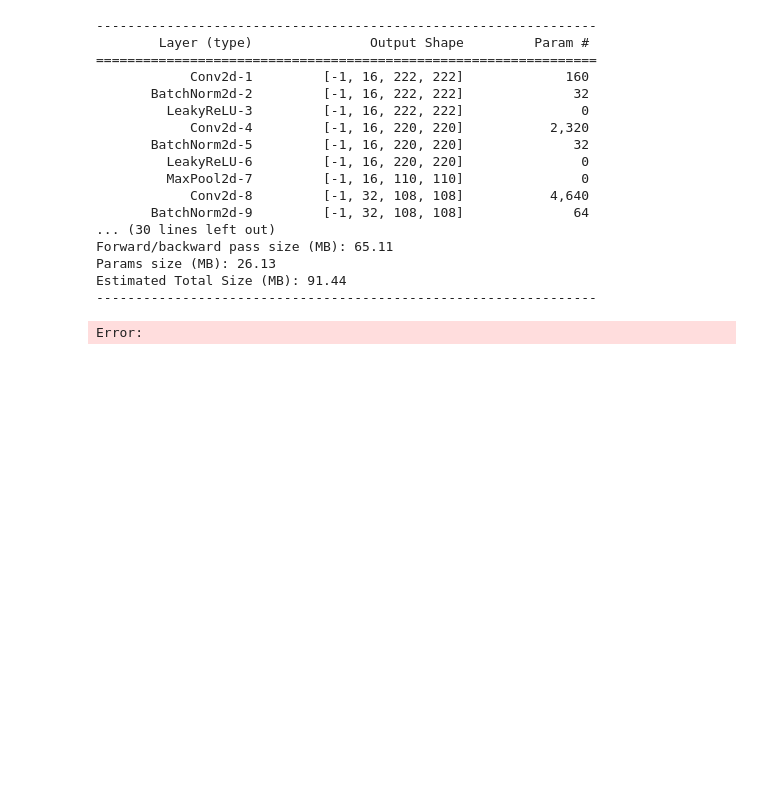
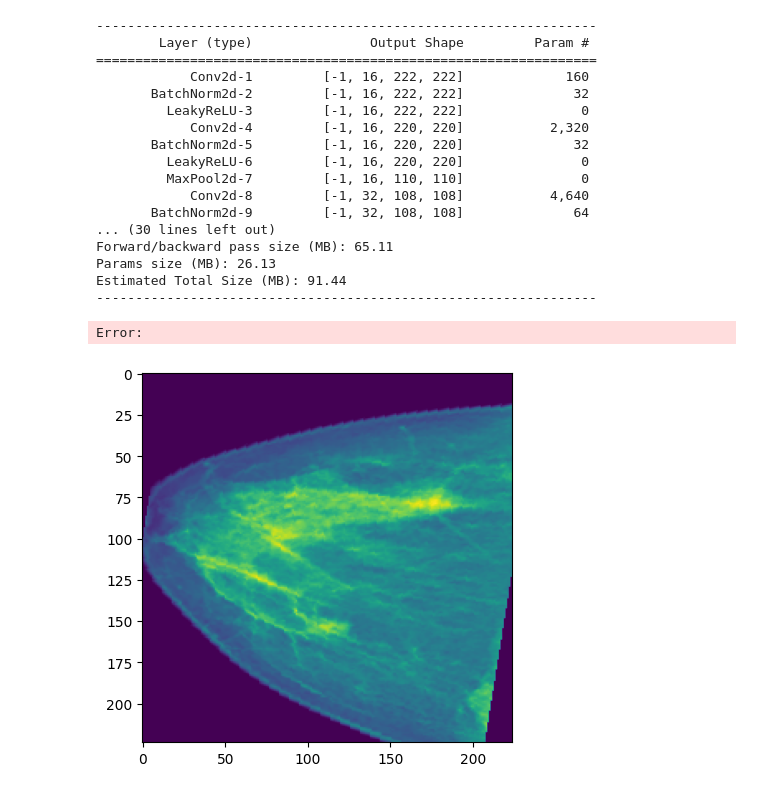
Before and after one commit to KP-AROB/AROB-SNNTorch, a Jupyter notebook: playground.ipynb, the cells around one changed output. Drawn from its saved outputs; the diff is of its cells as text; code cells hidden in the pictures; blank space fills up the shorter version.

```diff
--- a/playground.ipynb
+++ b/playground.ipynb
@@ -245,3 +245,17 @@ Params size (MB): 26.13
 Estimated Total Size (MB): 91.44
 ----------------------------------------------------------------
 Error:
+# %%
+from src.datasets.custom import CustomImageFolder
+
+dataset = CustomImageFolder('/mnt/d/datasets/vindr-mammo/data/raw', 224, True, 'all')
+# %%
+for x, y in dataset:
+    break
+
+import matplotlib.pyplot as plt
+
+plt.imshow(x[0])
+plt.show()
+# %% [output]
+[figure, added]
```
Also changed, not shown: 2 other files.
